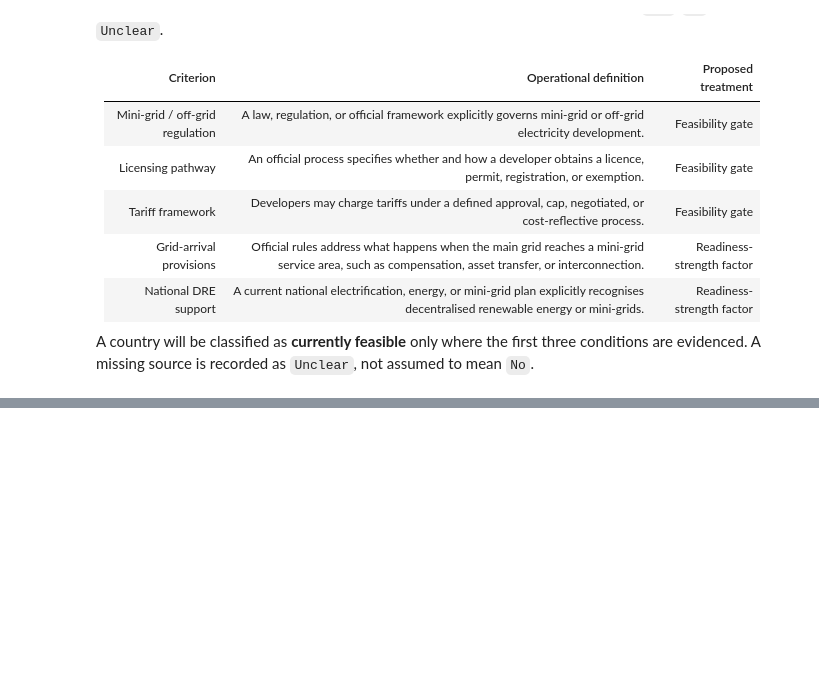
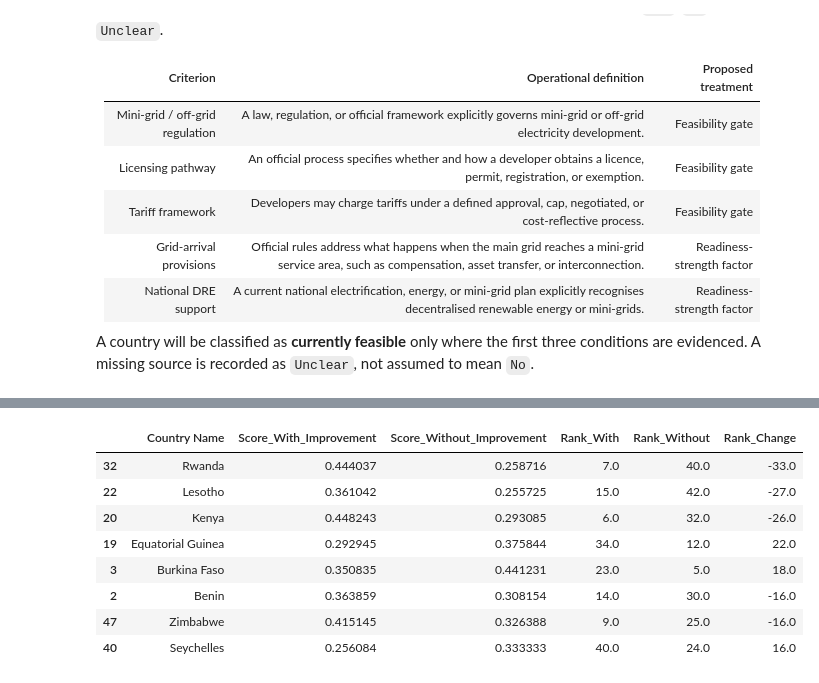
Before and after one commit to meezhay/energy-market-intelligence, a Jupyter notebook: notebooks/04_market_readiness.ipynb, the cells around one changed output, grey strips where cells are left out. Drawn from its saved outputs; the diff is of its cells as text; code cells hidden in the pictures; blank space fills up the shorter version.

```diff
--- a/notebooks/04_market_readiness.ipynb
+++ b/notebooks/04_market_readiness.ipynb
@@ -30,0 +155,8 @@ to mean `No`.
+# %%
+rise_ssa["RISE_Status"] = np.where(
+    rise_ssa["RISE_Minigrid_Score"].notna(),
+    "Assessed",
+    "Not assessed by RISE",
+)
+
+rise_ssa["RISE_Status"].value_counts()
@@ -30,0 +247,12 @@ to mean `No`.
+# %%
+comparison.reindex(comparison["Rank_Change"].abs().sort_values(ascending=False).index).head(8)
+# %% [output]
+|  | Country Name | Score_With_Improvement | Score_Without_Improvement | Rank_With | Rank_Without | Rank_Change |
+| 32 | Rwanda | 0.444037 | 0.258716 | 7.0 | 40.0 | -33.0 |
+| 22 | Lesotho | 0.361042 | 0.255725 | 15.0 | 42.0 | -27.0 |
+| 20 | Kenya | 0.448243 | 0.293085 | 6.0 | 32.0 | -26.0 |
+| 19 | Equatorial Guinea | 0.292945 | 0.375844 | 34.0 | 12.0 | 22.0 |
+| 3 | Burkina Faso | 0.350835 | 0.441231 | 23.0 | 5.0 | 18.0 |
+| 2 | Benin | 0.363859 | 0.308154 | 14.0 | 30.0 | -16.0 |
+| 47 | Zimbabwe | 0.415145 | 0.326388 | 9.0 | 25.0 | -16.0 |
+| 40 | Seychelles | 0.256084 | 0.333333 | 40.0 | 24.0 | 16.0 |
```
Also changed, not shown: parts of 16 cells of this notebook, 4 other files.
